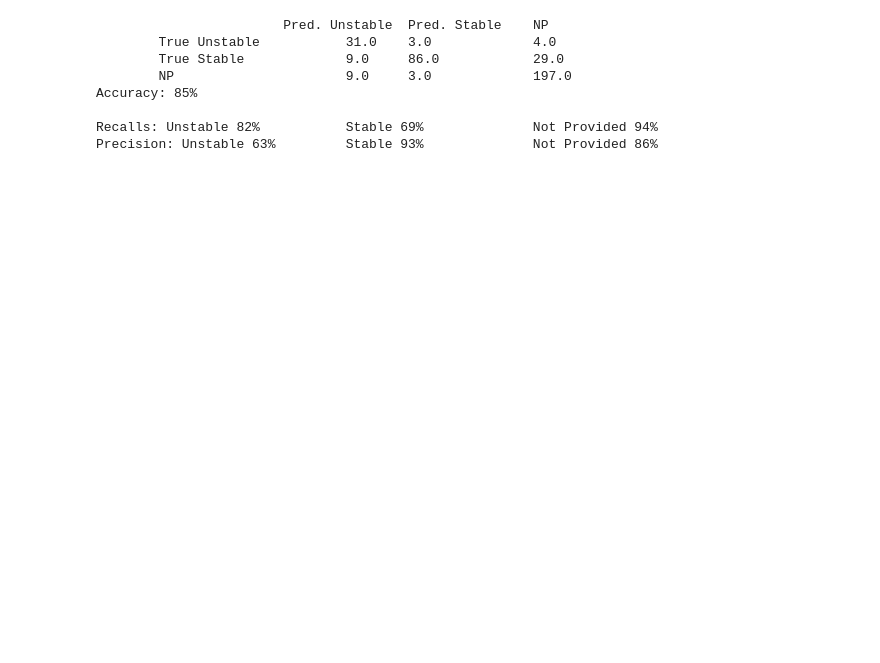
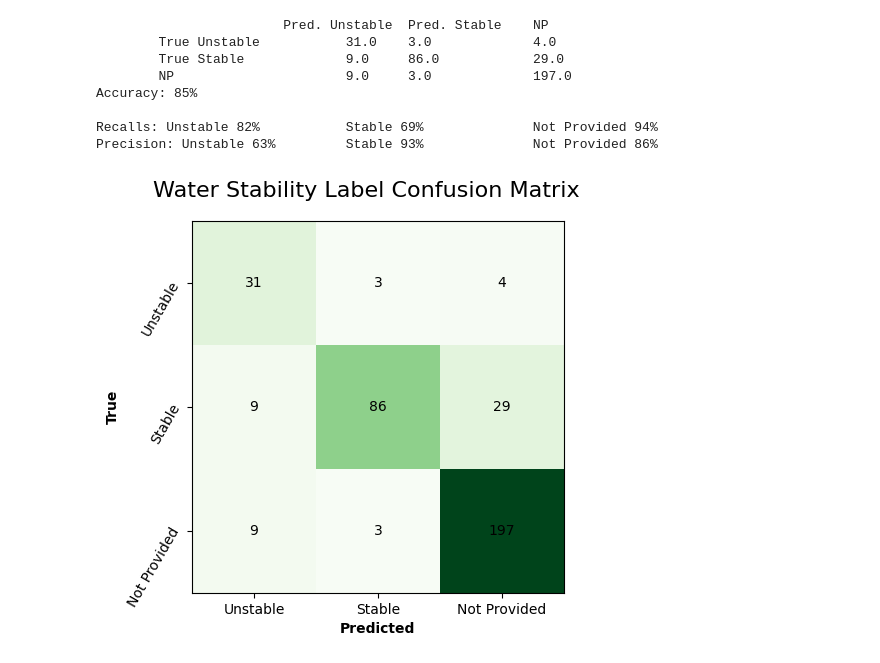
Before and after one commit to AI4ChemS/MOF_ChemUnity, a Jupyter notebook: Water_Stability_Benchmark.ipynb, the cells around one changed output. Drawn from its saved outputs; the diff is of its cells as text; code cells hidden in the pictures; blank space fills up the shorter version.

```diff
--- a/Water_Stability_Benchmark.ipynb
+++ b/Water_Stability_Benchmark.ipynb
@@ -93,7 +93,7 @@ from src.MOF_ChemUnity.utils.DocProcessor import DocProcessor
 
 agent = ExtractionAgent(llm=llm)
 # %%
-for i in range(211,len(mof_names_df)):
+for i in range(len(mof_names_df)):
 
     mof = mof_names_df.iloc[i]["MOF contained"].replace("{", "[").replace("}", "]")
     refcode = "HELLOW"
@@ -187,5 +179,5 @@ ws = pd.read_csv("/mnt/c/Users/Amro/Desktop/ws_no_hallucination.csv")
 # %%
 ws = pd.read_csv("/mnt/c/Users/Amro/Desktop/ws.csv")
 # %%
-results_df = pd.read_csv("./tests/water_stability_benchmark/ws.csv")
-results_df.head()
+results_df = pd.read_csv("./tests/water_stability_benchmark/ws_no_hallucination_slightly_bettter_prompt_hope_for_the_best.csv")
+ws = results_df
@@ -263,0 +251,19 @@ incorrect.to_csv("./wrong_stuff.csv")
+# %%
+from altair import FontStyle
+
+
+fig, ax = plt.subplots()
+ax.imshow(matrix, cmap="Greens", interpolation="nearest")
+fig.suptitle("Water Stability Label Confusion Matrix", fontsize=16)
+ax.set_xticks(ticks=np.arange(3), labels=["Unstable", "Stable", "Not Provided"], fontsize=10)
+ax.set_yticks(ticks=np.arange(3), labels=["Unstable", "Stable", "Not Provided"], fontsize=10, rotation=60)
+ax.set_xlabel("Predicted", fontsize=10, fontweight="bold")
+ax.set_ylabel("True", fontsize=10, fontweight="bold")
+
+for j in range(3):
+    for i in range(3):
+        ax.text(j, i, f"{matrix[i,j]:0n}", ha="center", va="center", color="black")
+
+plt.tight_layout(rect=[0,0,1,1])
+# %% [output]
+[figure, added]
```
Also changed, not shown: parts of 4 cells of this notebook, 1 other file.
